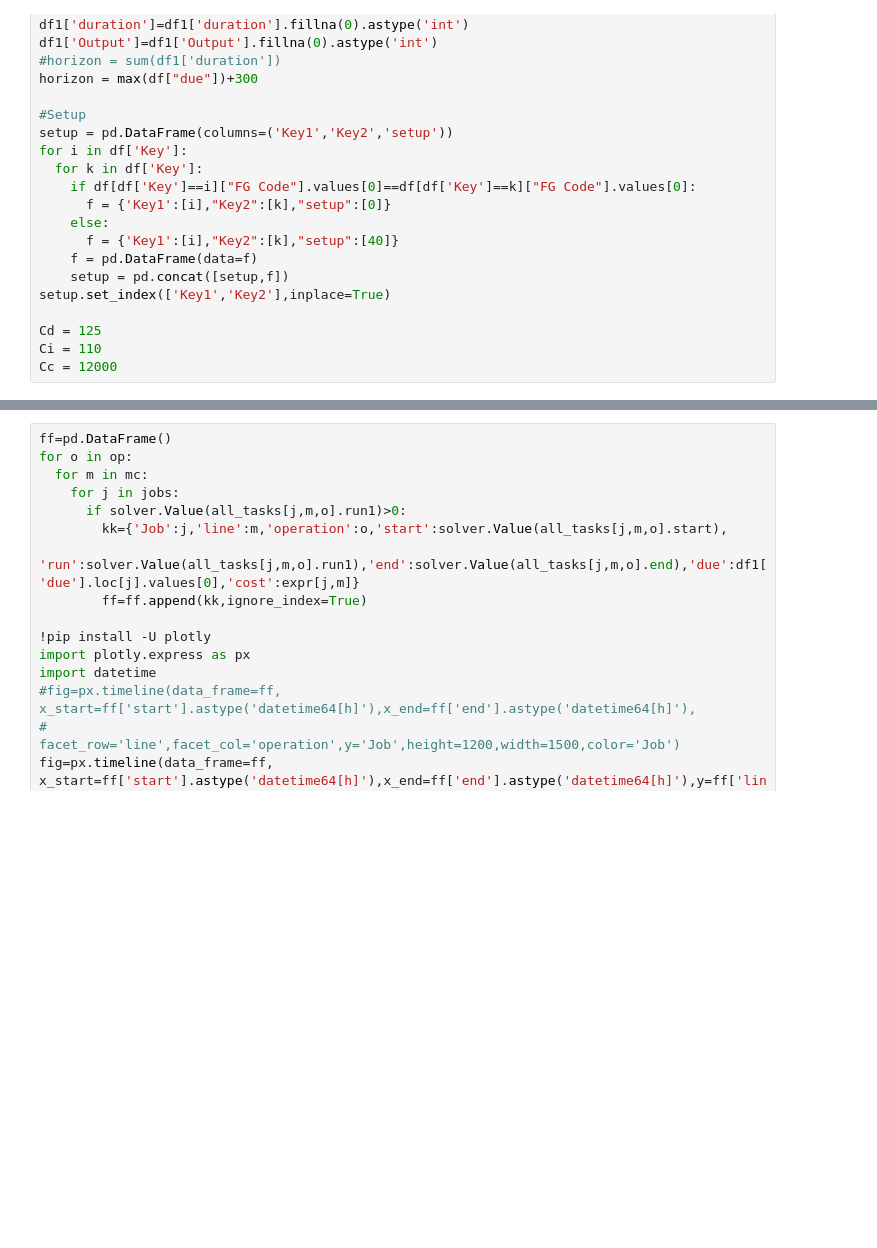
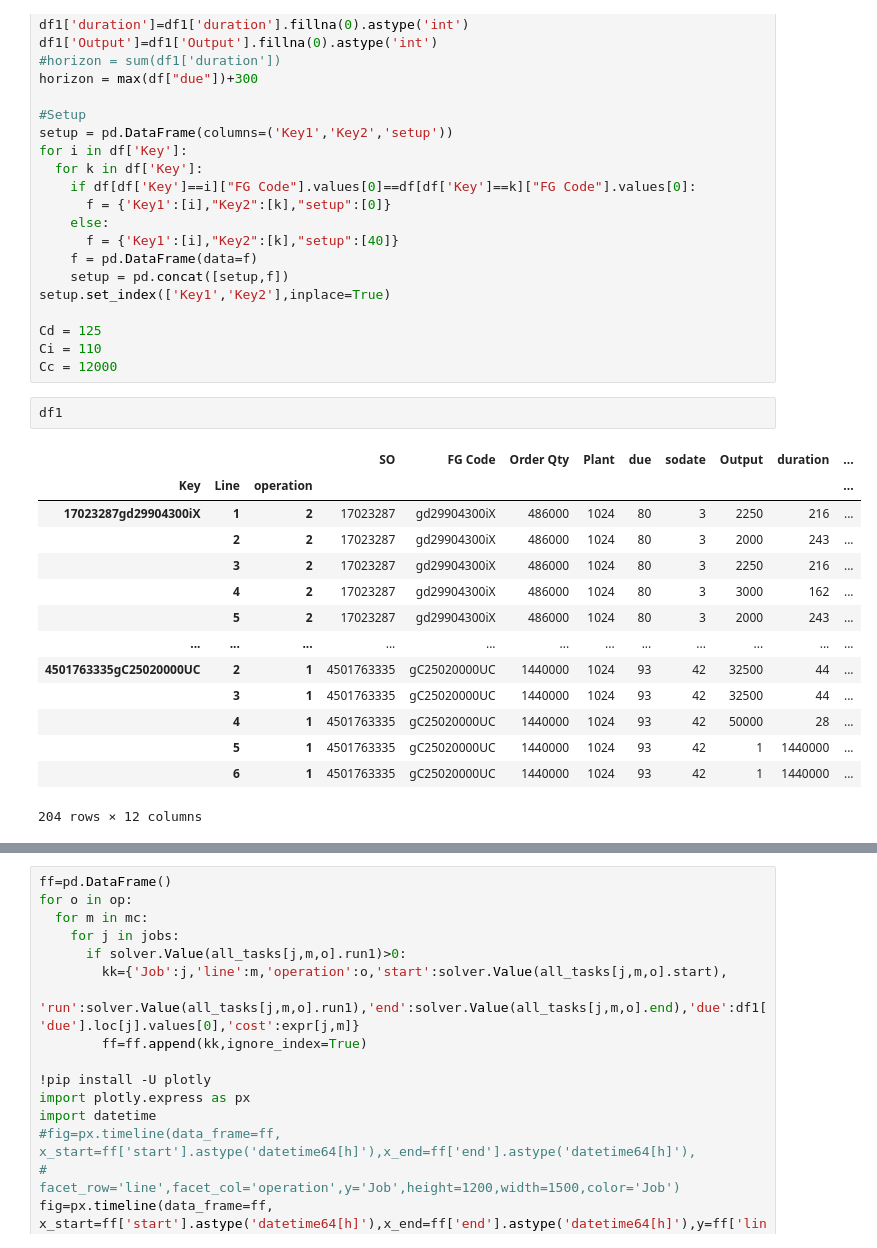
Before and after one commit to mswastik/django, a Jupyter notebook: CP4 cost.ipynb, the cells around one changed output, grey strips where cells are left out. Cells and saved outputs as stored; diff of their text form; blank space fills up the shorter version.

```diff
--- a/CP4 cost.ipynb
+++ b/CP4 cost.ipynb
@@ -151,6 +151,23 @@ setup.set_index(['Key1','Key2'],inplace=True)
 Cd = 125
 Ci = 110
 Cc = 12000
+# %%
+df1
+# %% [output]
+|  |  |  | SO | FG Code | Order Qty | Plant | due | sodate | Output | duration | ... |
+| Key | Line | operation |  |  |  |  |  |  |  |  | ... |
+| 17023287gd29904300iX | 1 | 2 | 17023287 | gd29904300iX | 486000 | 1024 | 80 | 3 | 2250 | 216 | ... |
+|  | 2 | 2 | 17023287 | gd29904300iX | 486000 | 1024 | 80 | 3 | 2000 | 243 | ... |
+|  | 3 | 2 | 17023287 | gd29904300iX | 486000 | 1024 | 80 | 3 | 2250 | 216 | ... |
+|  | 4 | 2 | 17023287 | gd29904300iX | 486000 | 1024 | 80 | 3 | 3000 | 162 | ... |
+|  | 5 | 2 | 17023287 | gd29904300iX | 486000 | 1024 | 80 | 3 | 2000 | 243 | ... |
+| ... | ... | ... | ... | ... | ... | ... | ... | ... | ... | ... | ... |
+| 4501763335gC25020000UC | 2 | 1 | 4501763335 | gC25020000UC | 1440000 | 1024 | 93 | 42 | 32500 | 44 | ... |
+|  | 3 | 1 | 4501763335 | gC25020000UC | 1440000 | 1024 | 93 | 42 | 32500 | 44 | ... |
+|  | 4 | 1 | 4501763335 | gC25020000UC | 1440000 | 1024 | 93 | 42 | 50000 | 28 | ... |
+|  | 5 | 1 | 4501763335 | gC25020000UC | 1440000 | 1024 | 93 | 42 | 1 | 1440000 | ... |
+|  | 6 | 1 | 4501763335 | gC25020000UC | 1440000 | 1024 | 93 | 42 | 1 | 1440000 | ... |
+204 rows × 12 columns
 # %%
 # Initialise model
 model = cp_model.CpModel()
```
Also changed, not shown: parts of 1 cell of this notebook.
